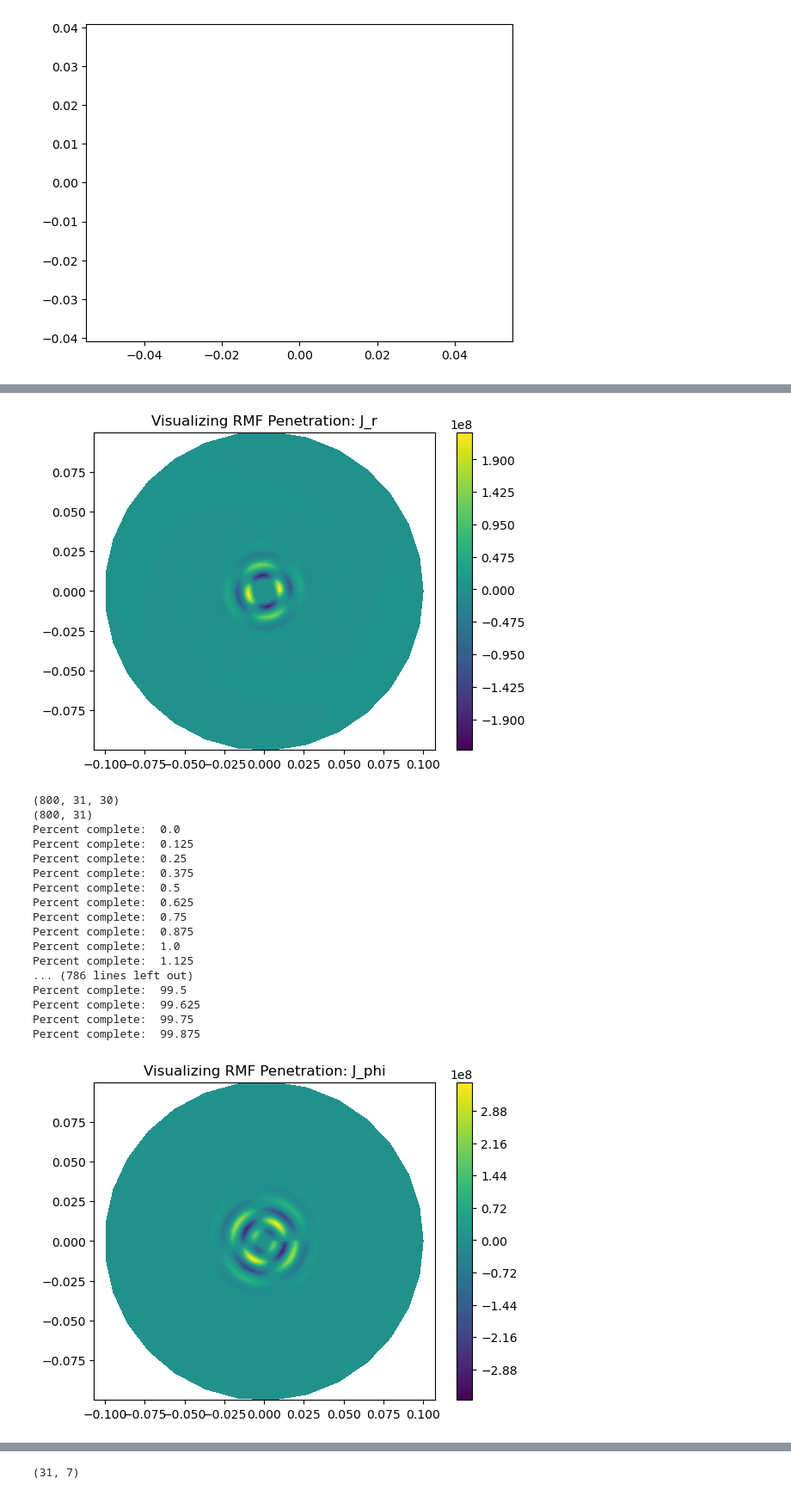
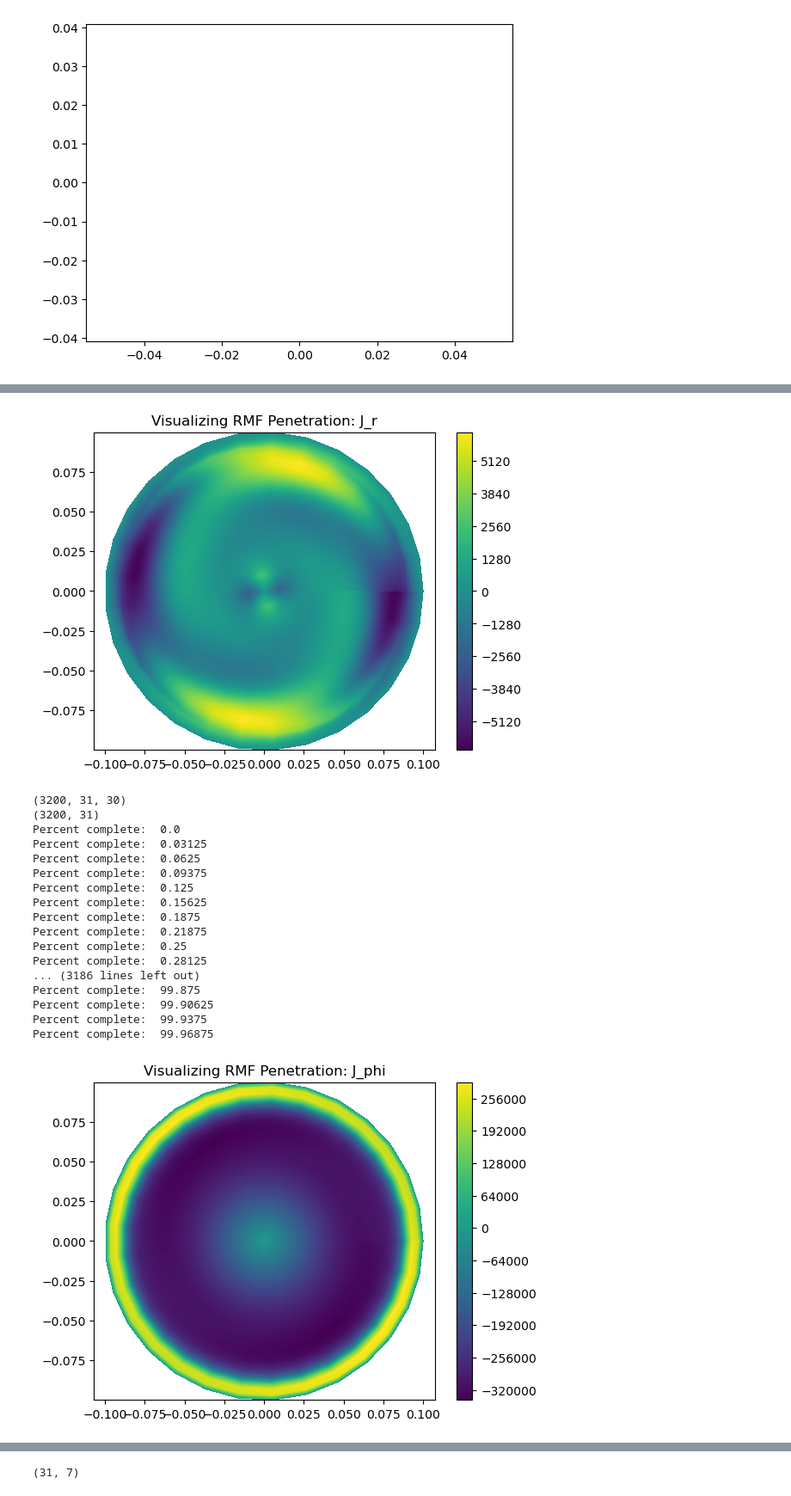
Before and after one commit to vandelij/FRC_RMF, a Jupyter notebook: predictor2_corrector_combine_RMF_code_case_Mlroy1999_fewer_time_steps - Copy.ipynb, the cells around one changed output, grey strips where cells are left out. Shown at 86% size. Cells and saved outputs as stored; diff of their text form; code cells hidden in the pictures.

```diff
--- a/predictor2_corrector_combine_RMF_code_case_Mlroy1999_fewer_time_steps - Copy.ipynb
+++ b/predictor2_corrector_combine_RMF_code_case_Mlroy1999_fewer_time_steps - Copy.ipynb
@@ -26,7 +26,7 @@ ne = 0.33e20 # m^-3, PFRC value, high end (low end 10^15)
 nr = 31  # mesh in r
 dr = R/nr
 r_array = np.linspace(0, R, nr)
-nt = 2*2000#12000#int(12000/2) # number of MHD time steps
+nt = 8*2000#2*2000#12000#int(12000/2) # number of MHD time steps TODO: change this back
 dt_MHD = 1e-9*6/2#1e-8  # MHD timestep size, in [s], dt_MHD = 1e-8 works well
 t_array = np.linspace(0, nt*dt_MHD, nt)
 timestep_save_interval = 5 # The number of timesteps to skip saving between saved timesteps.
@@ -1028,7 +1028,7 @@ im = np.where(m_array == m)[0][0]
 print(im)
 print(A_z_hold_out[im].shape[0])
 toplot='r'
-range_to_plot = 800 #A_z_hold_out[im].shape[0]
+range_to_plot = 3200 #A_z_hold_out[im].shape[0]
 if toplot == 'r':
     for i in range(range_to_plot):
         cmap_color = cmap(i/range_to_plot)
@@ -1325,6 +1325,6 @@ Percent complete:  99.875
 # %%
 # plot theta
-J_R_TOTAL_FINAL = J_R_TOTAL[range_to_plot-1, :, :]# B_Z_TOTAL_FINAL = B_Z_TOTAL[-1, :, :]
+J_R_TOTAL_FINAL = J_R_TOTAL[range_to_plot-1600, :, :]# B_Z_TOTAL_FINAL = B_Z_TOTAL[-1, :, :]
 rmesh, phimesh = np.meshgrid(r_array, phi_array)
 
 X = rmesh.T * np.cos(phimesh.T)
@@ -1336,7 +1336,7 @@ plt.axis('equal')
 plt.colorbar()
 plt.show()
 # %% [output]
-[figure, old version]
+[figure, new version]
 # %%
 # build the phi current
 # build total J_R = sum_m(A_m):
@@ -1355,38 +1355,38 @@ for it in range(tnew.shape[0]):
                 J_PHI_TOTAL[it, ir, iphi] = J_PHI_TOTAL[it, ir, iphi] + \
                                           J_phim_hold[im][it, ir]*np.exp(1j*m*phi)
 # %% [output]
-(800, 31, 30)
-(800, 31)
+(3200, 31, 30)
+(3200, 31)
 Percent complete:  0.0
+Percent complete:  0.03125
+Percent complete:  0.0625
+Percent complete:  0.09375
 Percent complete:  0.125
+Percent complete:  0.15625
+Percent complete:  0.1875
+Percent complete:  0.21875
 Percent complete:  0.25
-Percent complete:  0.375
-Percent complete:  0.5
-Percent complete:  0.625
-Percent complete:  0.75
-Percent complete:  0.875
-Percent complete:  1.0
-Percent complete:  1.125
-... (786 lines left out)
-Percent complete:  99.5
-Percent complete:  99.625
-Percent complete:  99.75
+Percent complete:  0.28125
+... (3186 lines left out)
 Percent complete:  99.875
+Percent complete:  99.90625
+Percent complete:  99.9375
+Percent complete:  99.96875
 # %%
 # plot theta
-J_PHI_TOTAL_FINAL = J_PHI_TOTAL[range_to_plot-1, :, :]# B_Z_TOTAL_FINAL = B_Z_TOTAL[-1, :, :]
+J_PHI_TOTAL_FINAL = J_PHI_TOTAL[range_to_plot-1600, :, :]# B_Z_TOTAL_FINAL = B_Z_TOTAL[-1, :, :]
 rmesh, phimesh = np.meshgrid(r_array, phi_array)
 
 X = rmesh.T * np.cos(phimesh.T)
 Y = rmesh.T * np.sin(phimesh.T)
 
 plt.contourf(X, Y, np.real(J_PHI_TOTAL_FINAL), levels=200, cmap='viridis')
 plt.title('Visualizing RMF Penetration: J_phi')
 plt.axis('equal')
 plt.colorbar()
 plt.show()
 # %% [output]
-[figure, old version]
+[figure, new version]
 # %%
 # build the z current
 # build total J_z = sum_m(A_m):
```
Also changed, not shown: parts of 19 cells of this notebook.
